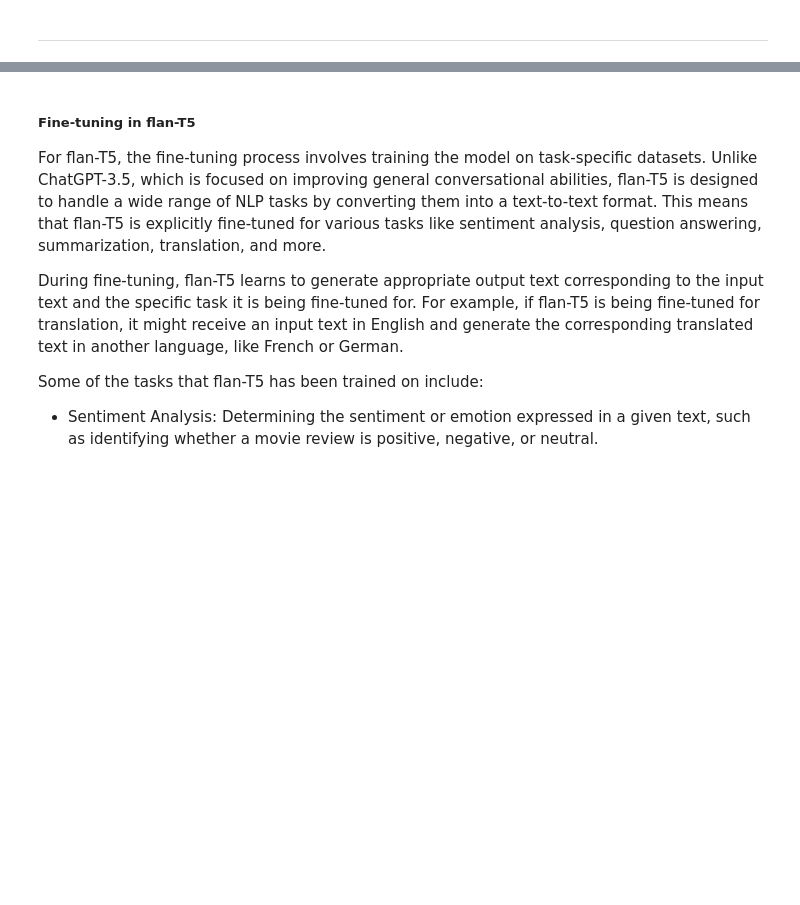
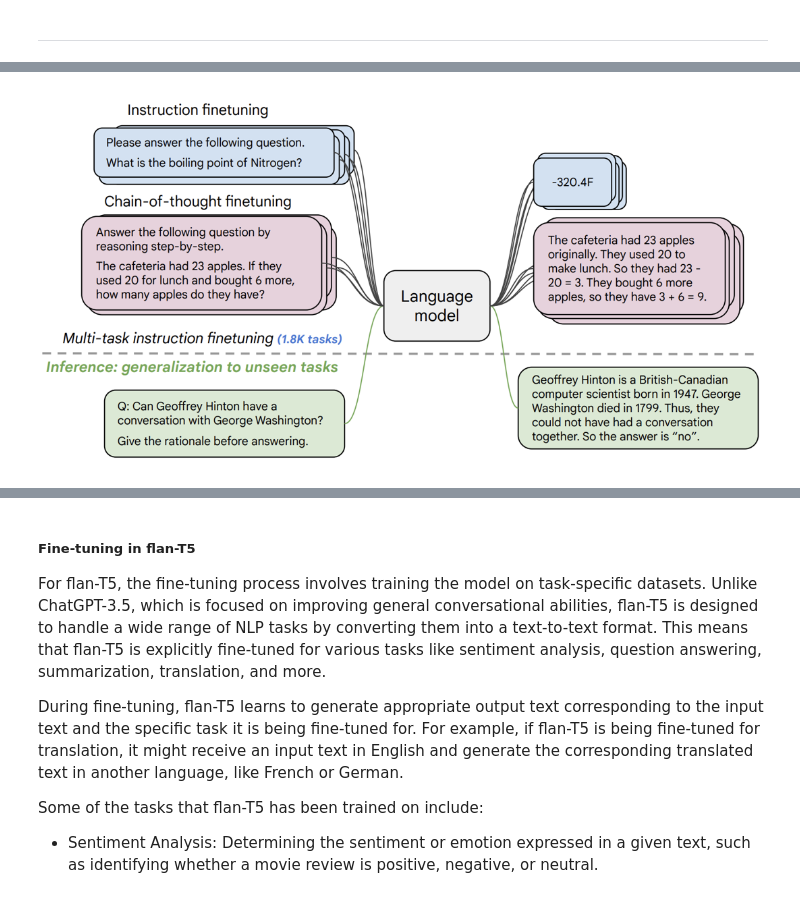
Before and after one commit to yunshiuan/prelim_stance_detection, a Jupyter notebook: llm-prompting_colab.ipynb, the cells around one changed output, grey strips where cells are left out. Drawn from its saved outputs; the diff is of its cells as text; code cells hidden in the pictures; blank space fills up the shorter version.

```diff
--- a/llm-prompting_colab.ipynb
+++ b/llm-prompting_colab.ipynb
@@ -332,0 +332,4 @@ During the pre-training phase, FLAN-T5 undergoes a similar process to ChatGPT-3.
+# %%
+display_resized_image_in_notebook("flan_t5_xxl.png",0.7)
+# %% [output]
+[figure, added]
```
Also changed, not shown: parts of 20 cells of this notebook.
